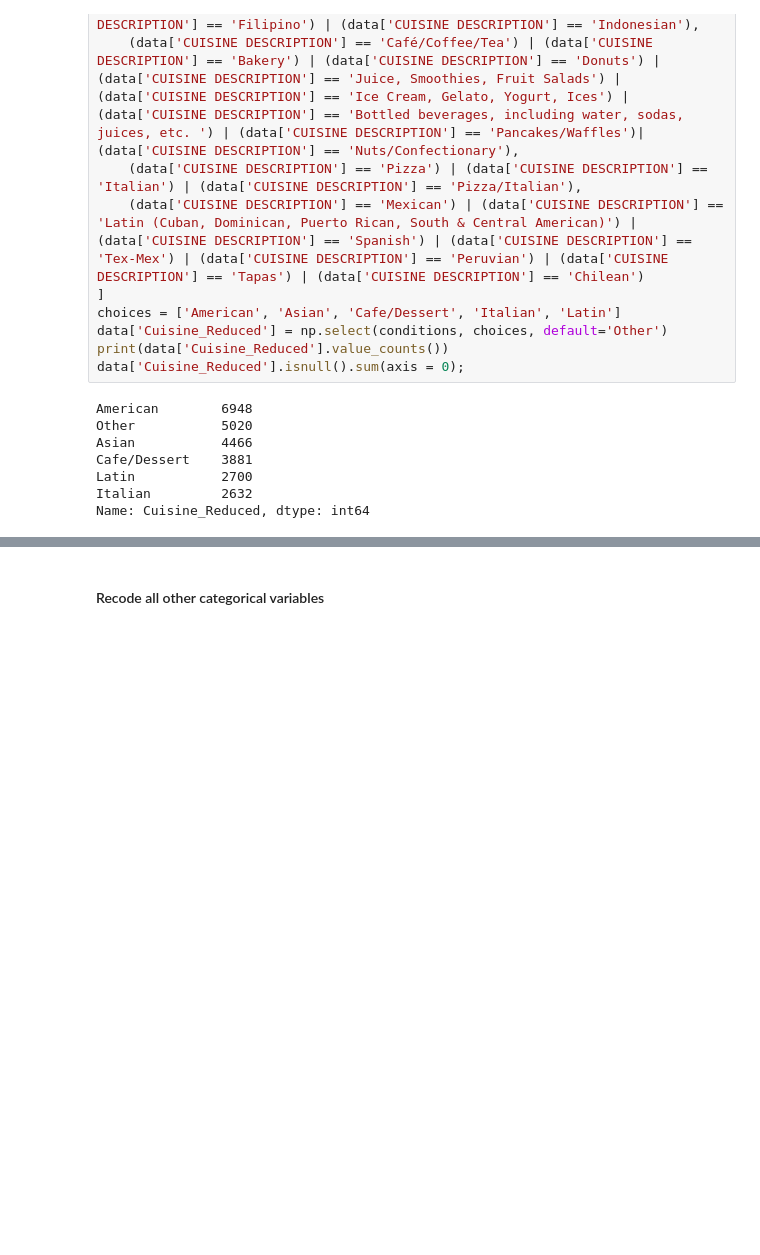
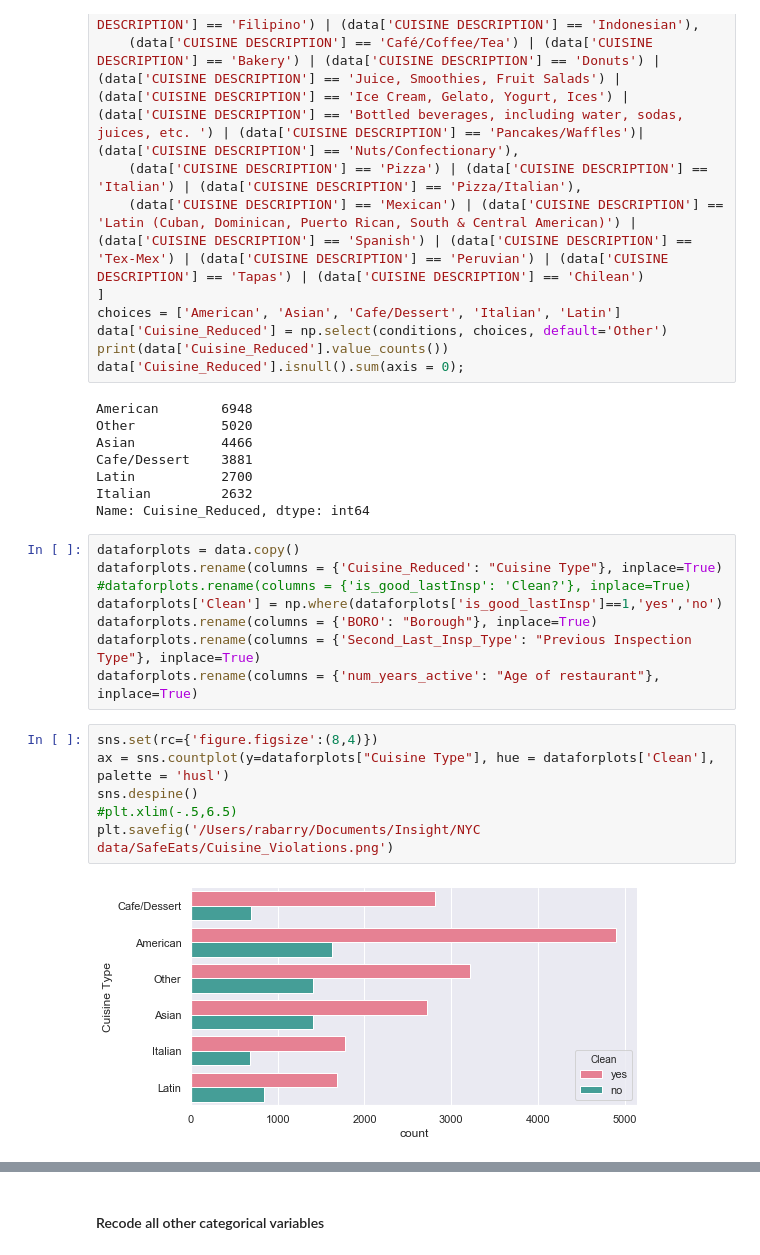
Before and after one commit to rbarryanwar/SafeEats, a Jupyter notebook: notebooks/3_HD_NY311_Hoods_ReWorking.ipynb, the cells around one changed output, grey strips where cells are left out. Cells and saved outputs as stored; diff of their text form; blank space fills up the shorter version.

```diff
--- a/notebooks/3_HD_NY311_Hoods_ReWorking.ipynb
+++ b/notebooks/3_HD_NY311_Hoods_ReWorking.ipynb
@@ -65,4 +65,20 @@ Cafe/Dessert    3881
 Latin           2700
 Italian         2632
 Name: Cuisine_Reduced, dtype: int64
+# %%
+dataforplots = data.copy()
+dataforplots.rename(columns = {'Cuisine_Reduced': "Cuisine Type"}, inplace=True)
+#dataforplots.rename(columns = {'is_good_lastInsp': 'Clean?'}, inplace=True)
+dataforplots['Clean'] = np.where(dataforplots['is_good_lastInsp']==1,'yes','no')
+dataforplots.rename(columns = {'BORO': "Borough"}, inplace=True)
+dataforplots.rename(columns = {'Second_Last_Insp_Type': "Previous Inspection Type"}, inplace=True)
+dataforplots.rename(columns = {'num_years_active': "Age of restaurant"}, inplace=True)
+# %%
+sns.set(rc={'figure.figsize':(8,4)})
+ax = sns.countplot(y=dataforplots["Cuisine Type"], hue = dataforplots['Clean'], palette = 'husl')
+sns.despine()
+#plt.xlim(-.5,6.5)
+plt.savefig('/Users/rabarry/Documents/Insight/NYC data/SafeEats/Cuisine_Violations.png')
+# %% [output]
+[figure, added]
 # %%
```
Also changed, not shown: parts of 2 cells of this notebook, 3 other files.
